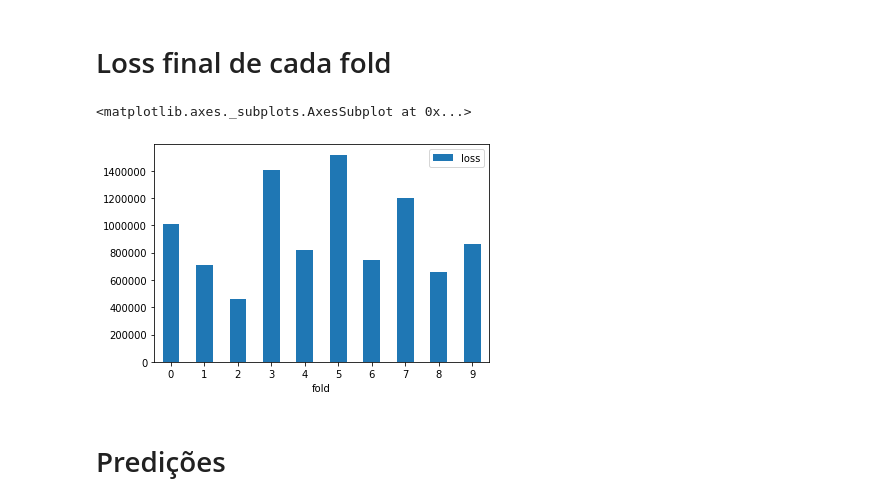
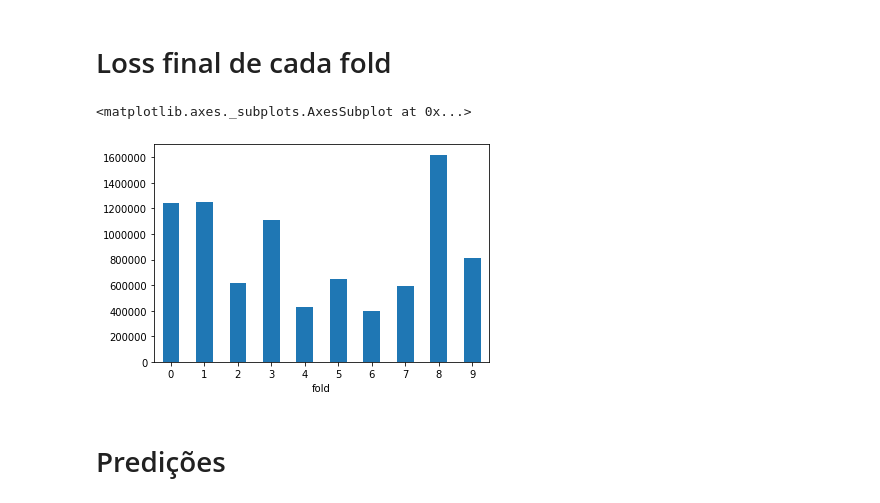
Before and after one commit to wvmcastro/tcc-exp, a Jupyter notebook: notebooks/visualization.ipynb, the cells around one changed output. Drawn from its saved outputs; the diff is of its cells as text; code cells hidden in the pictures.

Commit message:
Validating fold metrics

```diff
--- a/notebooks/visualization.ipynb
+++ b/notebooks/visualization.ipynb
@@ -12,13 +12,13 @@ experiment_folder = "/home/kenzo/experiments/alexnet-pretrained-super_aug-200ep/
 # %% [markdown]
 # Loss final de cada fold
 # %%
-summarized_fold_info_df = pd.read_csv(experiment_folder + "summarized_fold_info.csv")
+summarized_fold_info_df = pd.read_csv(experiment_folder + "fold_metrics.csv")
 summarized_fold_info_df.set_index("fold", inplace=True)
 # %%
-summarized_fold_info_df.plot.bar(rot=0)
+summarized_fold_info_df["loss"].plot.bar(rot=0)
 # %% [output]
 <matplotlib.axes._subplots.AxesSubplot at 0x...>
-[figure, old version]
+[figure, new version]
 # %% [markdown]
 # Predições
 # %%
```
Also changed, not shown: parts of 13 cells of this notebook.
